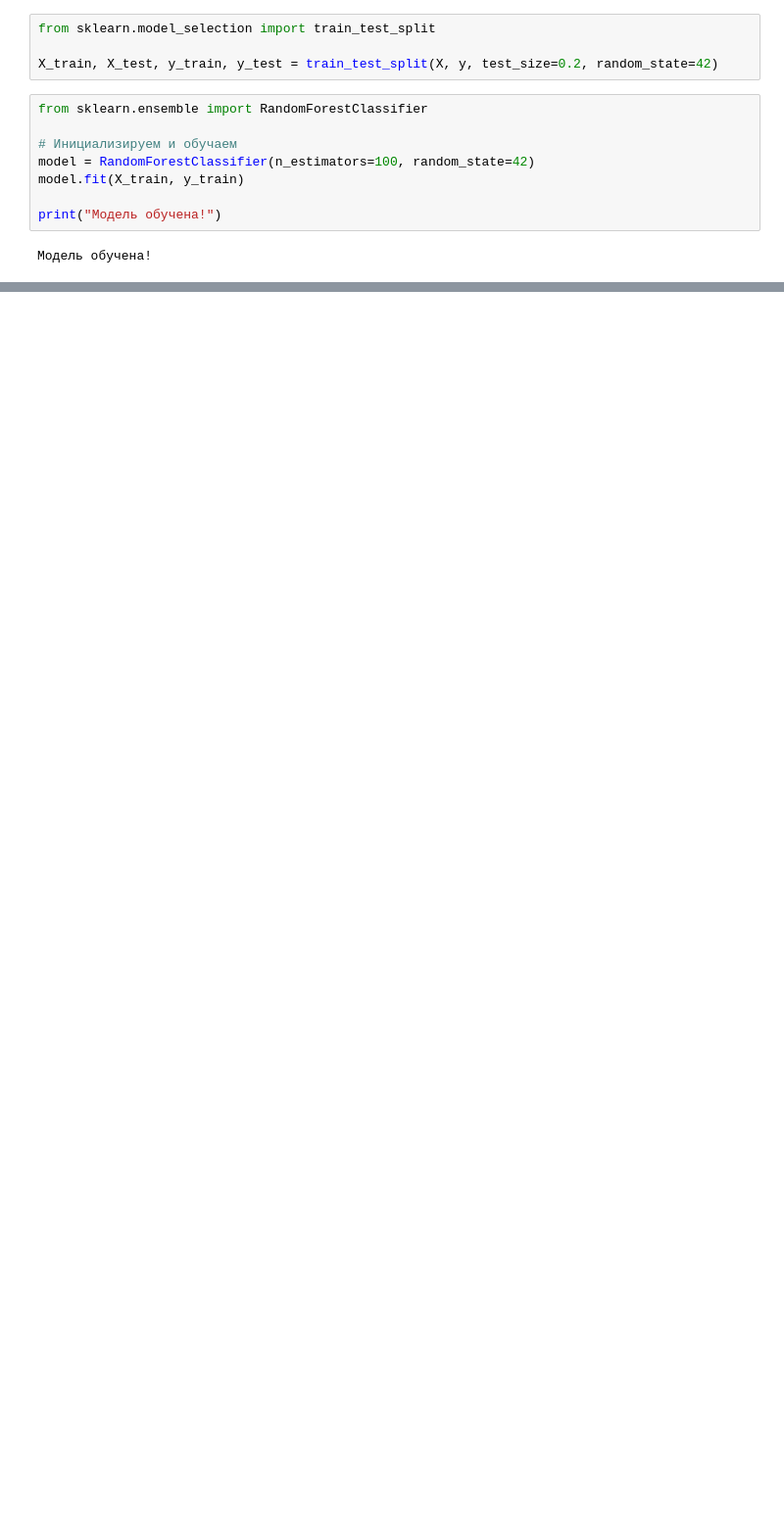
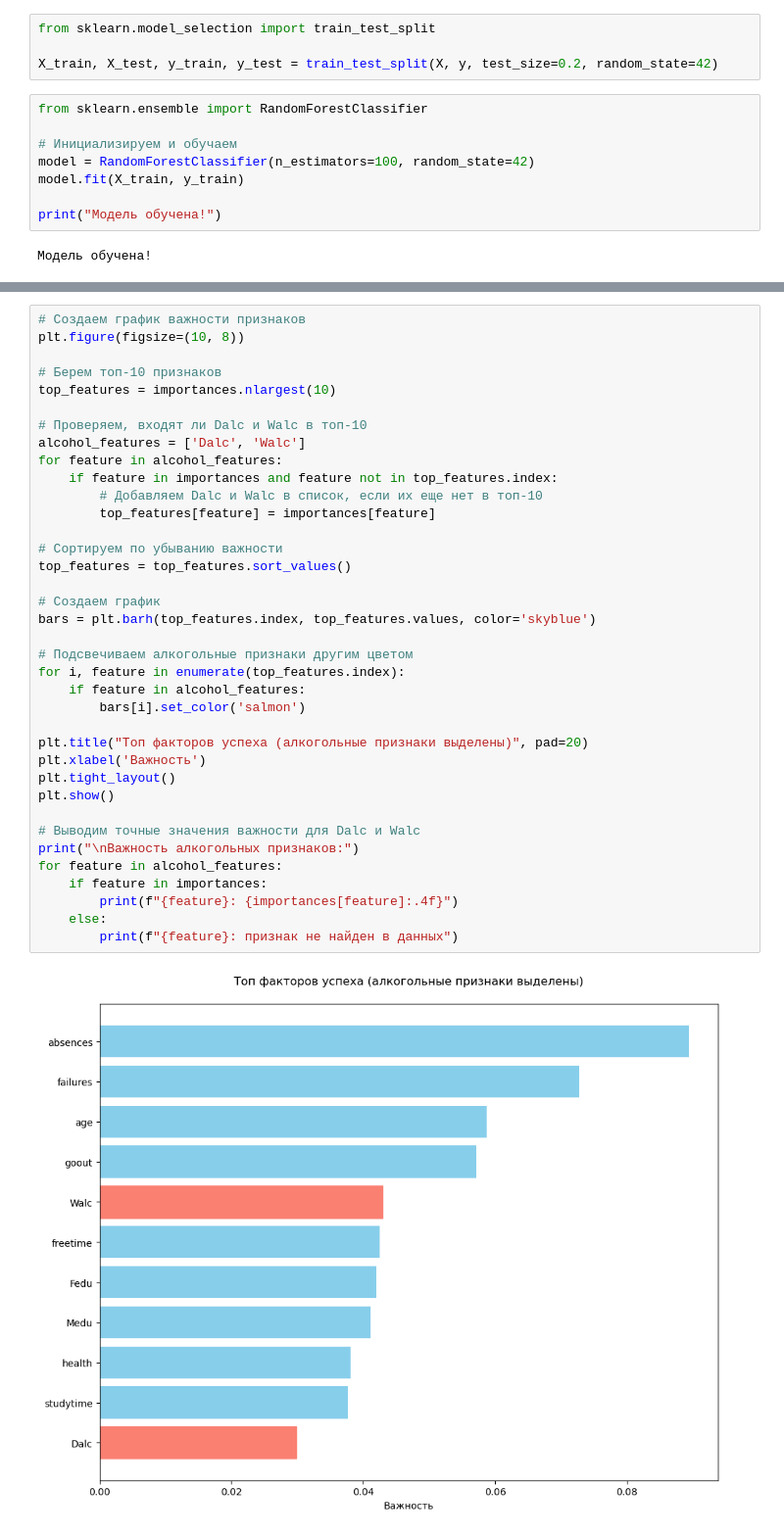
Before and after one commit to crzinc/student_performance_research, a Jupyter notebook: prediction_model.ipynb, the cells around one changed output, grey strips where cells are left out. Shown at 98% size. Drawn from its saved outputs; the diff is of its cells as text; blank space fills up the shorter version.

Commit message:
walc and dalc added to model

```diff
--- a/prediction_model.ipynb
+++ b/prediction_model.ipynb
@@ -63,0 +64,39 @@ plt.show()
+# %%
+# Создаем график важности признаков
+plt.figure(figsize=(10, 8))
+
+# Берем топ-10 признаков
+top_features = importances.nlargest(10)
+
+# Проверяем, входят ли Dalc и Walc в топ-10
+alcohol_features = ['Dalc', 'Walc']
+for feature in alcohol_features:
+    if feature in importances and feature not in top_features.index:
+        # Добавляем Dalc и Walc в список, если их еще нет в топ-10
+        top_features[feature] = importances[feature]
+
+# Сортируем по убыванию важности
+top_features = top_features.sort_values()
+
+# Создаем график
+bars = plt.barh(top_features.index, top_features.values, color='skyblue')
+
+# Подсвечиваем алкогольные признаки другим цветом
+for i, feature in enumerate(top_features.index):
+    if feature in alcohol_features:
+        bars[i].set_color('salmon')
+
+plt.title("Топ факторов успеха (алкогольные признаки выделены)", pad=20)
+plt.xlabel('Важность')
+plt.tight_layout()
+plt.show()
+
+# Выводим точные значения важности для Dalc и Walc
+print("\nВажность алкогольных признаков:")
+for feature in alcohol_features:
+    if feature in importances:
+        print(f"{feature}: {importances[feature]:.4f}")
+    else:
+        print(f"{feature}: признак не найден в данных")
+# %% [output]
+[figure, added]
```
Also changed, not shown: parts of 4 cells of this notebook.
